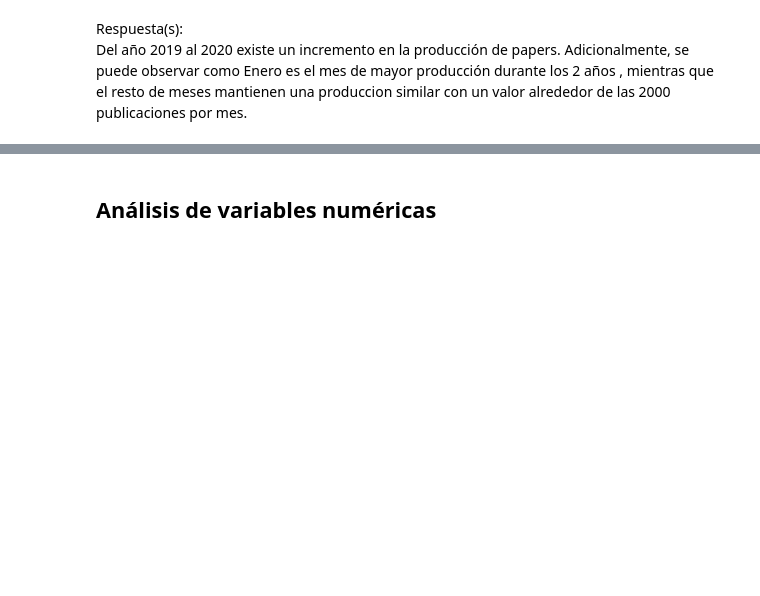
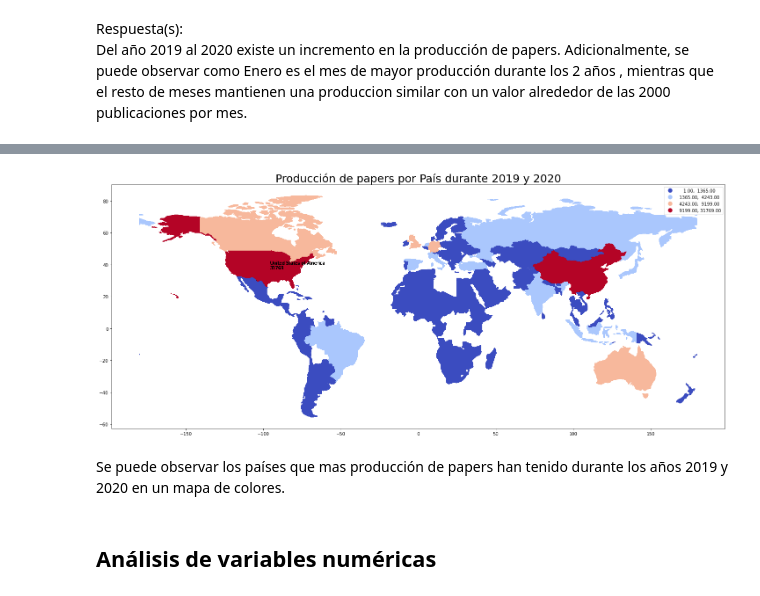
Before and after one commit to epulla/ProyectoCienciaDatos, a Jupyter notebook: AnalisisExploratorio.ipynb, the cells around one changed output, grey strips where cells are left out. Saved outputs shown, nothing was run; the diff lists cells and outputs as text; code cells hidden in the pictures; blank space fills up the shorter version.

```diff
--- a/AnalisisExploratorio.ipynb
+++ b/AnalisisExploratorio.ipynb
@@ -319,0 +407,9 @@ Del año 2019 al 2020 existe un incremento en la producción de papers. Adiciona
+# %%
+# Extrayendo los puntos de geometria y latitud y longitud
+import geopandas
+world = geopandas.read_file(geopandas.datasets.get_path('naturalearth_lowres'))
+world.columns=['pop_est', 'continent', 'name', 'CODE', 'gdp_md_est', 'geometry']
+# %%
+# Hacemos un merge con nuestros datos para obtener la geometria de los paises
+merge = pd.merge(world, df_countries, on="CODE")
+merge[['continent', 'name', 'CODE', 'gdp_md_est', 'geometry', 'affiliation_country']].head()
@@ -319,0 +423,5 @@ Del año 2019 al 2020 existe un incremento en la producción de papers. Adiciona
+# %%
+# Hacemos un merge con un dataset externo para obtener la latitud y longitud
+location=pd.read_csv('https://raw.githubusercontent.com/melanieshi0120/COVID-19_global_time_series_panel_data/master/data/countries_latitude_longitude.csv')
+merge=merge.merge(location,on='name')
+merge[['continent', 'name', 'CODE', 'gdp_md_est', 'geometry', 'latitude', 'longitude']].head()
@@ -320,3 +435,23 @@ Del año 2019 al 2020 existe un incremento en la producción de papers. Adiciona
+# %%
+# Obtenemos el conteo por países para el año 2020
+new_merge = merge[["CODE", 'title']].groupby("CODE").count().reset_index().merge(merge, on="CODE")
+new_merge = new_merge[['continent', 'name', 'CODE', 'gdp_md_est', 'geometry', 'latitude', 'longitude', 'title_x']]
+new_merge.drop_duplicates(subset=['CODE'])
+new_merge = new_merge.sort_values(by="title_x", ascending=False).reset_index()
+# %%
+from geopandas import GeoDataFrame
+new_merge = GeoDataFrame(new_merge)
+new_merge.plot(column="title_x", scheme="quantiles",
+            figsize=(25, 20),
+            legend=True,cmap='coolwarm')
+plt.title('Producción de papers por País durante 2019 y 2020',fontsize=25)
+for i in range(0,10):
+    plt.text(float(new_merge.longitude[i]),float(new_merge.latitude[i]),"{}\n{}".format(new_merge.name[i],new_merge.title_x[i]),size=10)
+plt.show()
+# %% [output]
+[figure, added]
+# %% [markdown]
+Se puede observar los países que mas producción de papers han tenido durante los años 2019 y 2020 en un mapa de colores.
 # %% [markdown]
 ## Análisis de variables numéricas
 # %%
```
Also changed, not shown: parts of 17 cells of this notebook.
